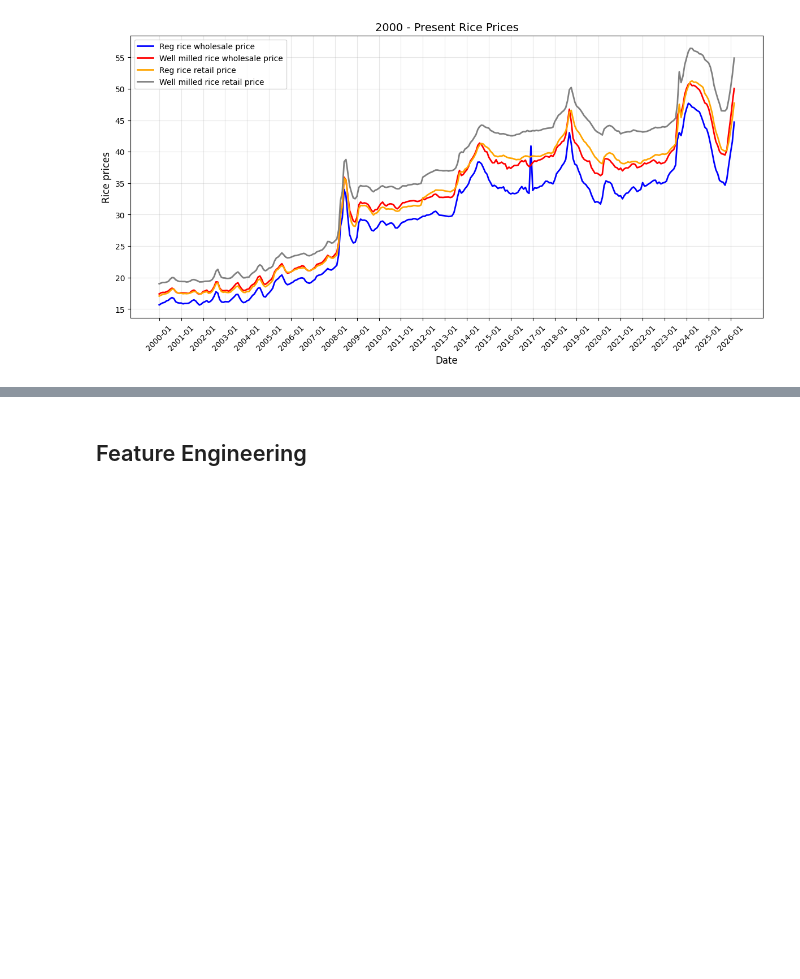
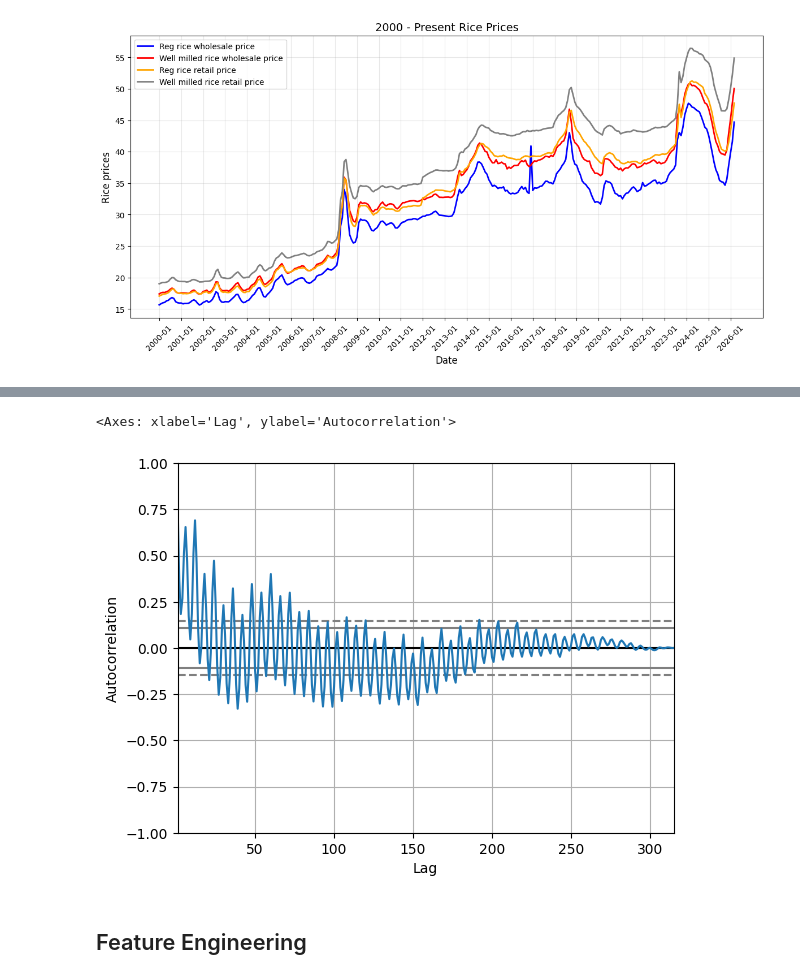
Before and after one commit to emmanresu/Thesis-Keras, a Jupyter notebook: rice_stocks.ipynb, the cells around one changed output, grey strips where cells are left out. Drawn from its saved outputs; the diff is of its cells as text; code cells hidden in the pictures; blank space fills up the shorter version.

```diff
--- a/rice_stocks.ipynb
+++ b/rice_stocks.ipynb
@@ -643,3 +643,8 @@ plt.show()
+# %%
+pd.plotting.autocorrelation_plot(data['stock_total'])
+# %% [output]
+<Axes: xlabel='Lag', ylabel='Autocorrelation'>
+[figure, added]
 # %% [markdown]
 ## Feature Engineering
 # %% [markdown]
```
Also changed, not shown: parts of 5 cells of this notebook.
